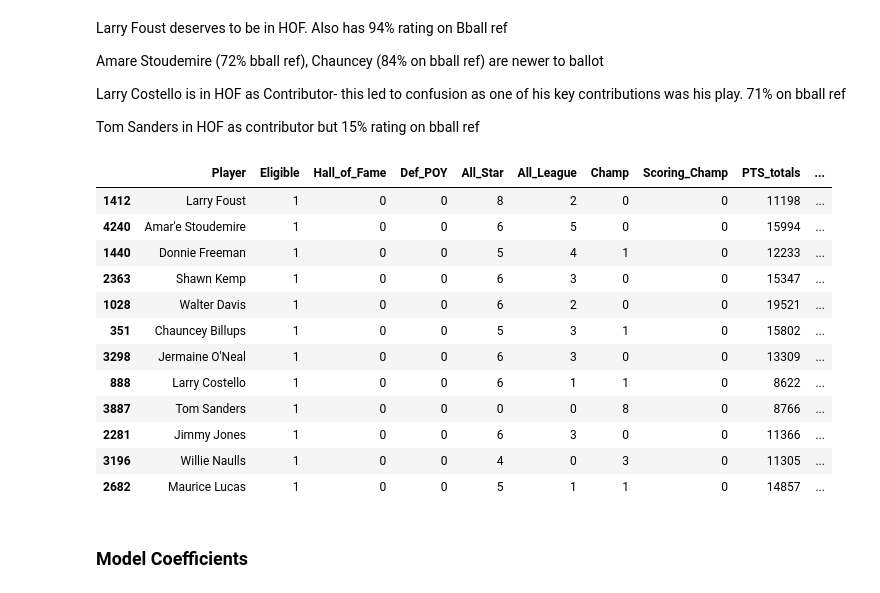
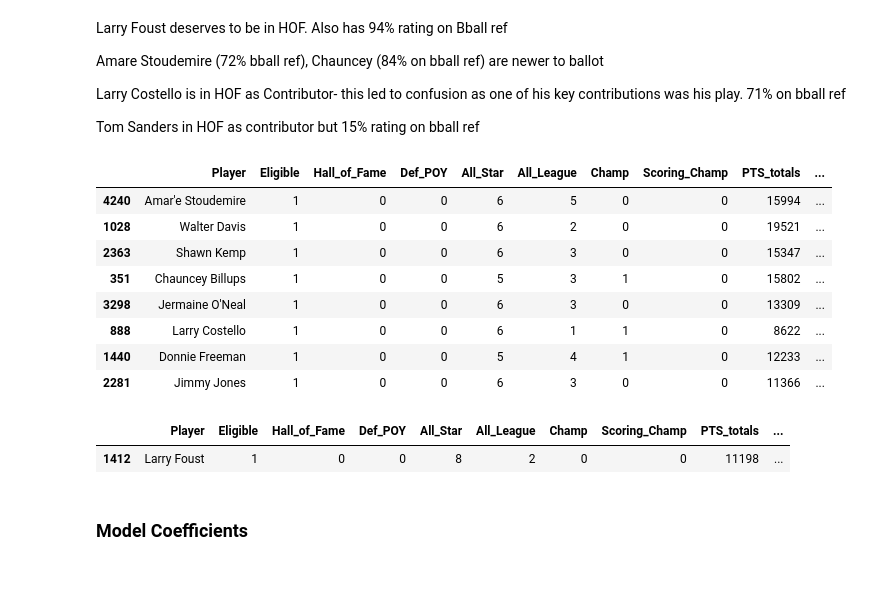
Before and after one commit to frankwillard/NBA-Hall-Of-Fame-Model, a Jupyter notebook: Hall_of_Fame_Modeling.ipynb, the cells around one changed output. Cells and saved outputs as stored; diff of their text form; code cells hidden in the pictures.

```diff
--- a/Hall_of_Fame_Modeling.ipynb
+++ b/Hall_of_Fame_Modeling.ipynb
@@ -207,7 +209,7 @@ from sklearn.preprocessing import StandardScaler
 sc = StandardScaler()
 
 # Scale whole matrix of features to prevent information leakage
-X_train = sc.fit_transform(X_eligible)
+X_train = sc.fit_transform(X_train)
 X_val = sc.transform(X_val)
 # %% [markdown]
 ### Modeling
@@ -214,6 +220,7 @@ X_val = sc.transform(X_val)
 # %%
 from sklearn.linear_model import LogisticRegression
+
 classifier = LogisticRegression(random_state = 1)
-classifier.fit(X_train, y_eligible)
+classifier.fit(X_train, y_train)
 # %% [output]
 LogisticRegression(random_state=1)
@@ -227,2 +257,9 @@ eligible_df['pred'] = y_train_pred_probs
+# %%
+y_val_pred_probs = classifier.predict_proba(X_val)[:, 1]
+y_val_pred = classifier.predict(X_val)
+# %%
+#eligible_df['pred'] = y_train_pred_probs
+X_training['pred'] = y_train_pred_probs
+X_validation['pred'] = y_val_pred_probs
 # %% [markdown]
 ### Borderline Correct Positive HOF Predictions
@@ -363,22 +415,24 @@ Amare Stoudemire (72% bball ref), Chauncey (84% on bball ref) are newer to ballo
 Larry Costello is in HOF as Contributor- this led to confusion as one of his key contributions was his play. 71% on bball ref
 
 Tom Sanders in HOF as contributor but 15% rating on bball ref
+# %%
+#eligible_df[(eligible_df['pred'] > 0.5) & (eligible_df['Hall_of_Fame'] == 0)].sort_values(by='pred', ascending=False)
+X_training[(X_training['pred'] > 0.5) & (X_training['Hall_of_Fame'] == 0)].sort_values(by='pred', ascending=False)
+# %% [output]
+|  | Player | Eligible | Hall_of_Fame | Def_POY | All_Star | All_League | Champ | Scoring_Champ | PTS_totals | ... |
+| 4240 | Amar'e Stoudemire | 1 | 0 | 0 | 6 | 5 | 0 | 0 | 15994 | ... |
+| 1028 | Walter Davis | 1 | 0 | 0 | 6 | 2 | 0 | 0 | 19521 | ... |
+| 2363 | Shawn Kemp | 1 | 0 | 0 | 6 | 3 | 0 | 0 | 15347 | ... |
+| 351 | Chauncey Billups | 1 | 0 | 0 | 5 | 3 | 1 | 0 | 15802 | ... |
+| 3298 | Jermaine O'Neal | 1 | 0 | 0 | 6 | 3 | 0 | 0 | 13309 | ... |
+| 888 | Larry Costello | 1 | 0 | 0 | 6 | 1 | 1 | 0 | 8622 | ... |
+| 1440 | Donnie Freeman | 1 | 0 | 0 | 5 | 4 | 1 | 0 | 12233 | ... |
+| 2281 | Jimmy Jones | 1 | 0 | 0 | 6 | 3 | 0 | 0 | 11366 | ... |
 # %%
-eligible_df[(eligible_df['pred'] > 0.5) & (eligible_df['Hall_of_Fame'] == 0)].sort_values(by='pred', ascending=False)
+X_validation[(X_validation['pred'] > 0.5) & (X_validation['Hall_of_Fame'] == 0)].sort_values(by='pred', ascending=False)
 # %% [output]
 |  | Player | Eligible | Hall_of_Fame | Def_POY | All_Star | All_League | Champ | Scoring_Champ | PTS_totals | ... |
 | 1412 | Larry Foust | 1 | 0 | 0 | 8 | 2 | 0 | 0 | 11198 | ... |
-| 4240 | Amar'e Stoudemire | 1 | 0 | 0 | 6 | 5 | 0 | 0 | 15994 | ... |
-| 1440 | Donnie Freeman | 1 | 0 | 0 | 5 | 4 | 1 | 0 | 12233 | ... |
-| 2363 | Shawn Kemp | 1 | 0 | 0 | 6 | 3 | 0 | 0 | 15347 | ... |
-| 1028 | Walter Davis | 1 | 0 | 0 | 6 | 2 | 0 | 0 | 19521 | ... |
-| 351 | Chauncey Billups | 1 | 0 | 0 | 5 | 3 | 1 | 0 | 15802 | ... |
-| 3298 | Jermaine O'Neal | 1 | 0 | 0 | 6 | 3 | 0 | 0 | 13309 | ... |
-| 888 | Larry Costello | 1 | 0 | 0 | 6 | 1 | 1 | 0 | 8622 | ... |
-| 3887 | Tom Sanders | 1 | 0 | 0 | 0 | 0 | 8 | 0 | 8766 | ... |
-| 2281 | Jimmy Jones | 1 | 0 | 0 | 6 | 3 | 0 | 0 | 11366 | ... |
-| 3196 | Willie Naulls | 1 | 0 | 0 | 4 | 0 | 3 | 0 | 11305 | ... |
-| 2682 | Maurice Lucas | 1 | 0 | 0 | 5 | 1 | 1 | 0 | 14857 | ... |
 # %%
 #eligible_df.sort_values(by='PER_advanced', ascending=False)
 # %% [markdown]
```
Also changed, not shown: parts of 19 cells of this notebook.
